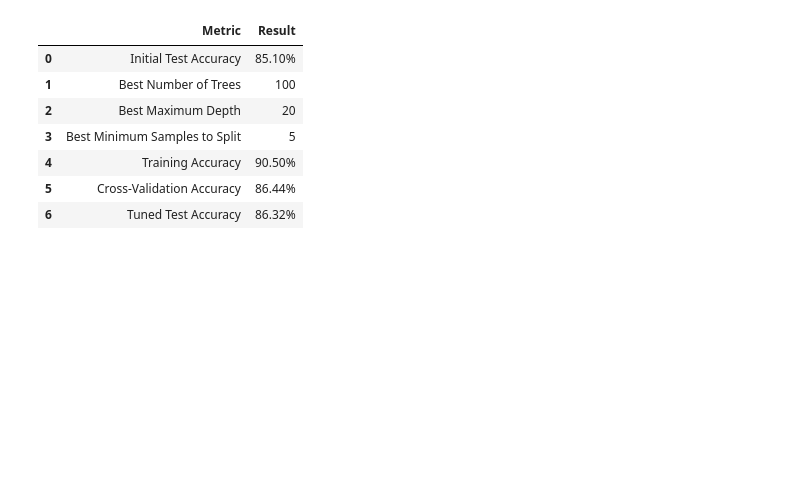
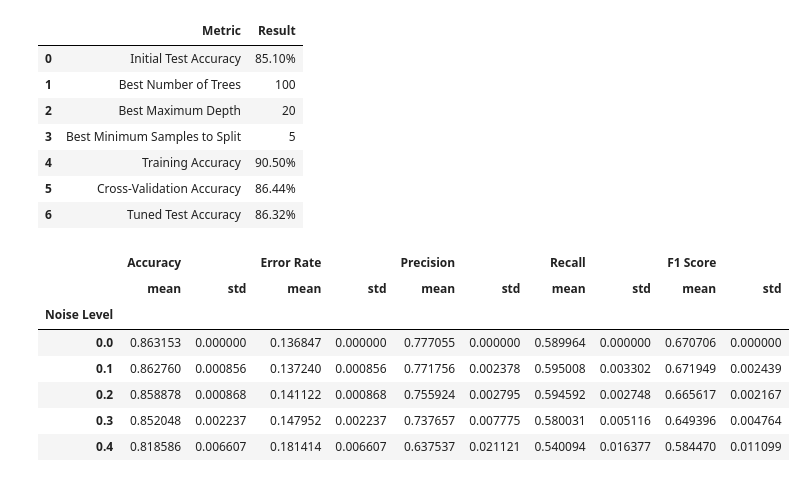
Before and after one commit to millieorellana/ECS171GroupProject, a Jupyter notebook: randomForest.ipynb, the cells around one changed output. Drawn from its saved outputs; the diff is of its cells as text; code cells hidden in the pictures; blank space fills up the shorter version.

```diff
--- a/randomForest.ipynb
+++ b/randomForest.ipynb
@@ -151,0 +164,47 @@ display(results)
+# %%
+#repeating noise experiments with different random seeds
+noiseLevels = [0, 0.1, 0.2, 0.3, 0.4]
+seeds = [0, 1, 2, 3, 4]
+repeatedResults = []
+
+for noiseLevel in noiseLevels:
+    for seed in seeds:
+        yTrainNoisy = addLabelNoise(yTrain, noiseLevel, randomState=seed)
+
+        model = RandomForestClassifier(
+            **grid.best_params_,
+            random_state=42,
+            n_jobs=-1
+        )
+
+        model.fit(xTrain, yTrainNoisy)
+        yPred = model.predict(xTest)
+
+        accuracy = accuracy_score(yTest, yPred)
+
+        repeatedResults.append({
+            "Noise Level": noiseLevel,
+            "Seed": seed,
+            "Accuracy": accuracy,
+            "Error Rate": 1 - accuracy,
+            "Precision": precision_score(yTest, yPred),
+            "Recall": recall_score(yTest, yPred),
+            "F1 Score": f1_score(yTest, yPred)
+        })
+
+repeatedDf = pd.DataFrame(repeatedResults)
+
+summaryDf = repeatedDf.groupby("Noise Level")[
+    ["Accuracy", "Error Rate", "Precision", "Recall", "F1 Score"]
+].agg(["mean", "std"])
+
+display(summaryDf)
+# %% [output]
+|  | Accuracy |  | Error Rate |  | Precision |  | Recall |  | F1 Score |  |
+|  | mean | std | mean | std | mean | std | mean | std | mean | std |
+| Noise Level |  |  |  |  |  |  |  |  |  |  |
+| 0.0 | 0.863153 | 0.000000 | 0.136847 | 0.000000 | 0.777055 | 0.000000 | 0.589964 | 0.000000 | 0.670706 | 0.000000 |
+| 0.1 | 0.862760 | 0.000856 | 0.137240 | 0.000856 | 0.771756 | 0.002378 | 0.595008 | 0.003302 | 0.671949 | 0.002439 |
+| 0.2 | 0.858878 | 0.000868 | 0.141122 | 0.000868 | 0.755924 | 0.002795 | 0.594592 | 0.002748 | 0.665617 | 0.002167 |
+| 0.3 | 0.852048 | 0.002237 | 0.147952 | 0.002237 | 0.737657 | 0.007775 | 0.580031 | 0.005116 | 0.649396 | 0.004764 |
+| 0.4 | 0.818586 | 0.006607 | 0.181414 | 0.006607 | 0.637537 | 0.021121 | 0.540094 | 0.016377 | 0.584470 | 0.011099 |
```
Also changed, not shown: parts of 6 cells of this notebook.
